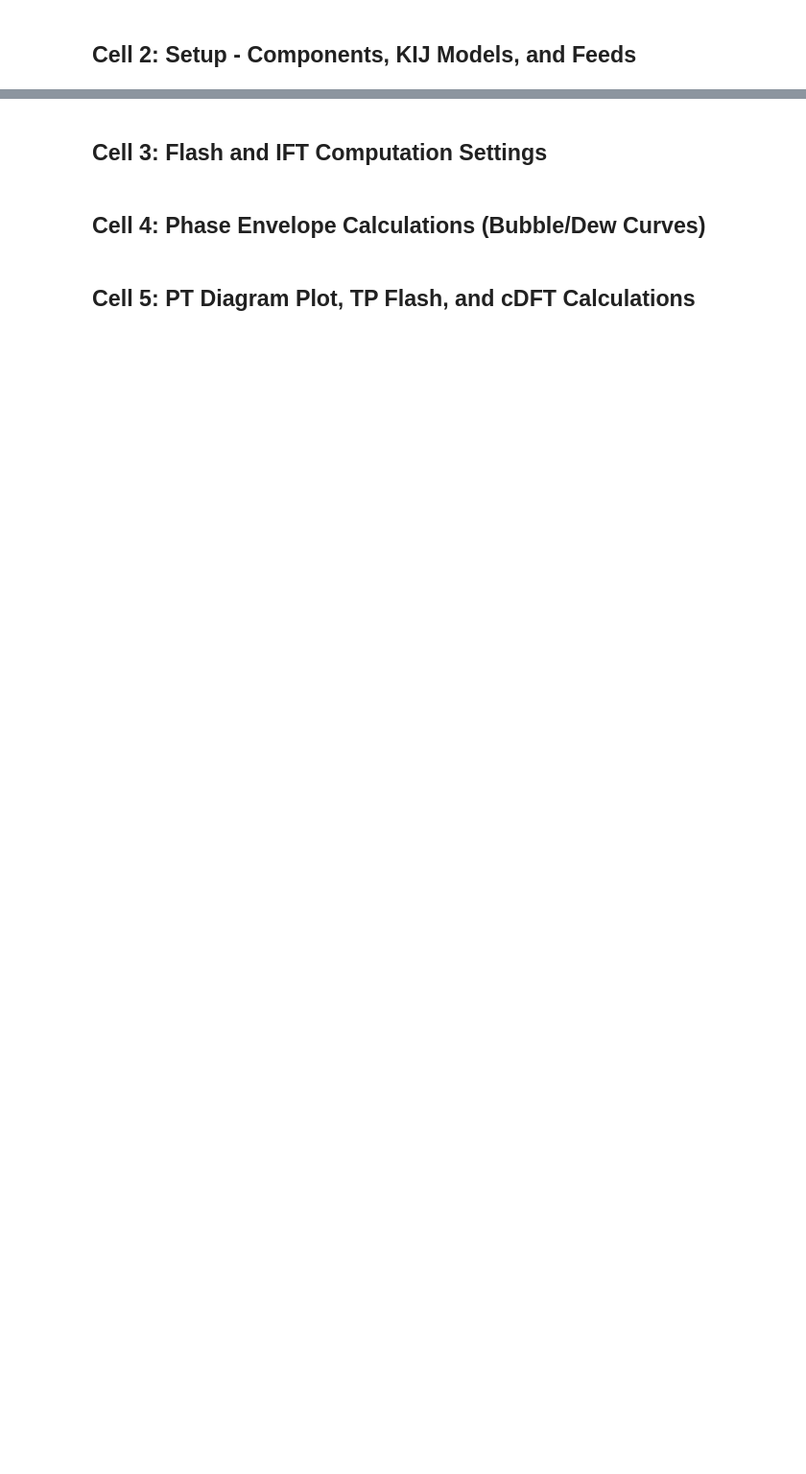
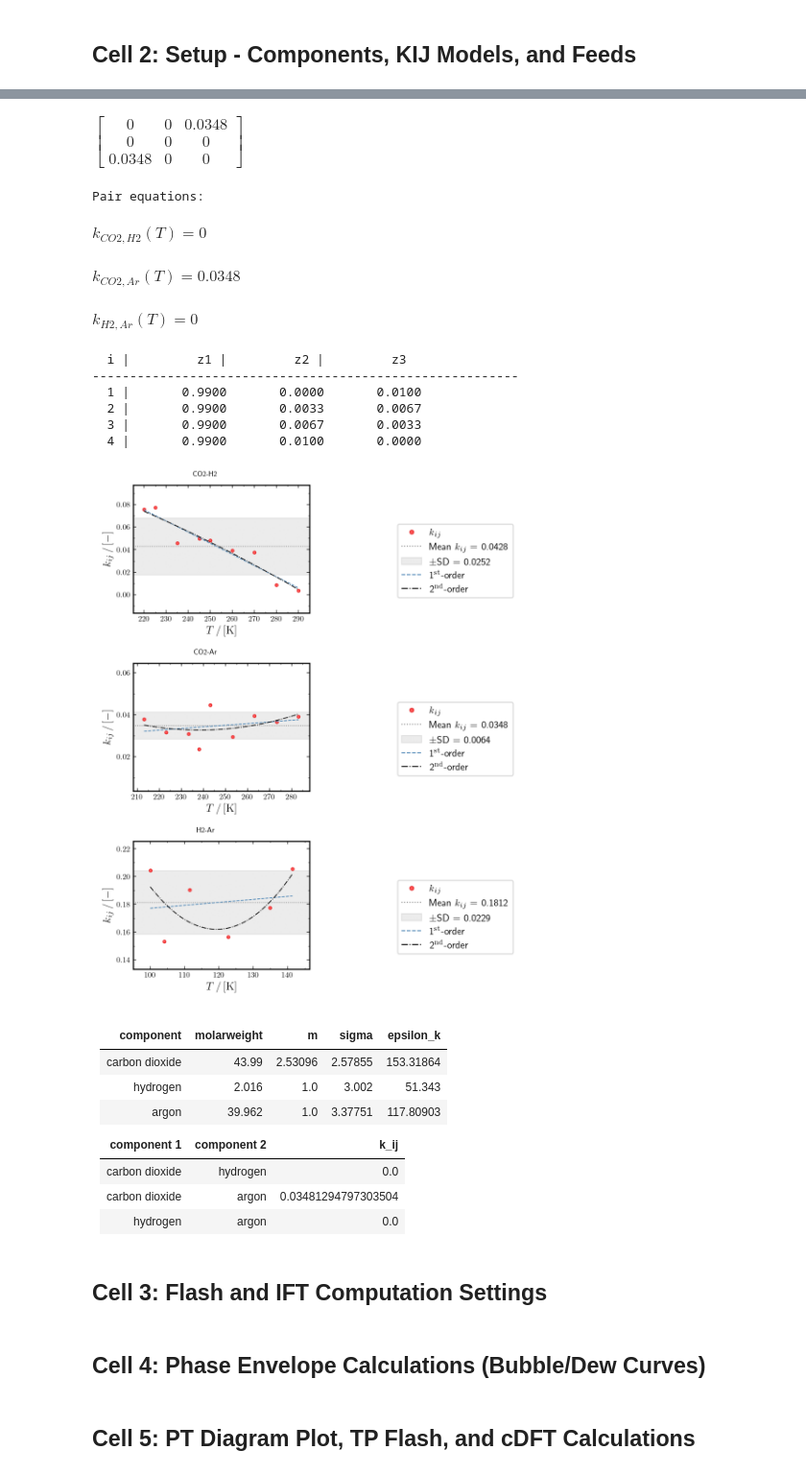
Before and after one commit to Darz2/co2-impurities-ml-surrogates, a Jupyter notebook: PCSAFT_cDFT/GENDATA/VLE_IFT_V2.ipynb, the cells around one changed output, grey strips where cells are left out. Shown at 96% size. Saved outputs shown, nothing was run; the diff lists cells and outputs as text; code cells hidden in the pictures; blank space fills up the shorter version.

```diff
--- a/PCSAFT_cDFT/GENDATA/VLE_IFT_V2.ipynb
+++ b/PCSAFT_cDFT/GENDATA/VLE_IFT_V2.ipynb
@@ -27,19 +45,21 @@ KIJ_DIR = Path(KIJ.__file__).parent
 ## Cell 2: Setup - Components, KIJ Models, and Feeds
 # %%
 COMPONENTS  = ["carbon dioxide", "hydrogen", "argon"]
-KIJ_map     = {
-                ("CO2", "Ar")   : "constant",
-                ("H2", "Ar")    : "zero",
-                ("CO2", "H2")   : "zero"}
-
+KIJ_map     = {"CO2,Ar": "constant", "H2,Ar": "zero", "CO2,H2": "zero"}
 CO2_comp    = 0.99
 n_feeds     = 4
-TEST_RUN    = True
 verbose     = False
 CSV_FOLDER  = "CSV"
+PLOT_FOLDER = "PLOTS"
+SLURM_RUN   = False
 # %%
+if SLURM_RUN:
+    COMPONENTS  = json.loads(COMPONENTS)
+    KIJ_map     = json.loads(KIJ_map)
+
 feeds       = CompositionHandler.generate_feeds(CO2=CO2_comp, n_points=n_feeds)
 builder     = KIJ.KIJMatrixBuilder(root=str(KIJ_DIR),kij_filename="KIJ.json",verbose=False)
+KIJ_map     = {tuple(x.strip() for x in key.split(",")): value for key, value in KIJ_map.items()}
 parameters  = ParameterBuilder.build_parameters(COMPONENTS,T_K=300.0,kij_builder=builder,model_map=KIJ_map)
 components  = RegistryManager.get_component_names(parameters)
 KIJ_LABELS  = RegistryManager.kij_labels_from_names(COMPONENTS)
@@ -50,3 +70,4 @@ CompositionHandler.print_array2d(feeds)
 builder.show_pair_plots(KIJ_LABELS, mode="all")
 
 parameters
+# %% [output]
@@ -53,3 +80,26 @@ parameters
+$\displaystyle \left[\begin{matrix}0 & 0 & 0.0348\\0 & 0 & 0\\0.0348 & 0 & 0\end{matrix}\right]$
+Pair equations:
+$\displaystyle k_{CO2,H2}{\left(T \right)} = 0$
+$\displaystyle k_{CO2,Ar}{\left(T \right)} = 0.0348$
+$\displaystyle k_{H2,Ar}{\left(T \right)} = 0$
+  i |         z1 |         z2 |         z3
+---------------------------------------------------------
+  1 |       0.9900       0.0000       0.0100
+  2 |       0.9900       0.0033       0.0067
+  3 |       0.9900       0.0067       0.0033
+  4 |       0.9900       0.0100       0.0000
+[figure, added]
+|component|molarweight|m|sigma|epsilon_k|
+|-|-|-|-|-|
+|carbon dioxide|43.99|2.53096|2.57855|153.31864|
+|hydrogen|2.016|1.0|3.002|51.343|
+|argon|39.962|1.0|3.37751|117.80903|
+
+|component 1|component 2|k_ij|
+|-|-|-|
+|carbon dioxide|hydrogen|0.0|
+|carbon dioxide|argon|0.03481294797303504|
+|hydrogen|argon|0.0|
 # %% [markdown]
 ## Cell 3: Flash and IFT Computation Settings
 # %%
```
Also changed, not shown: parts of 5 cells of this notebook, 15 other files.
